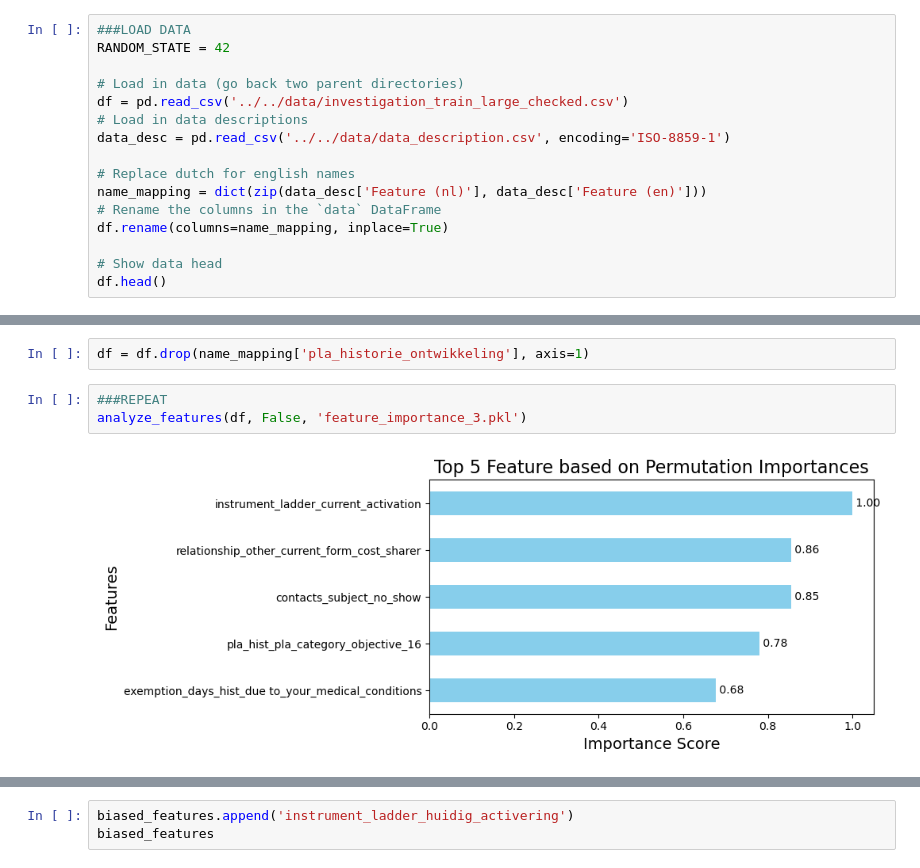
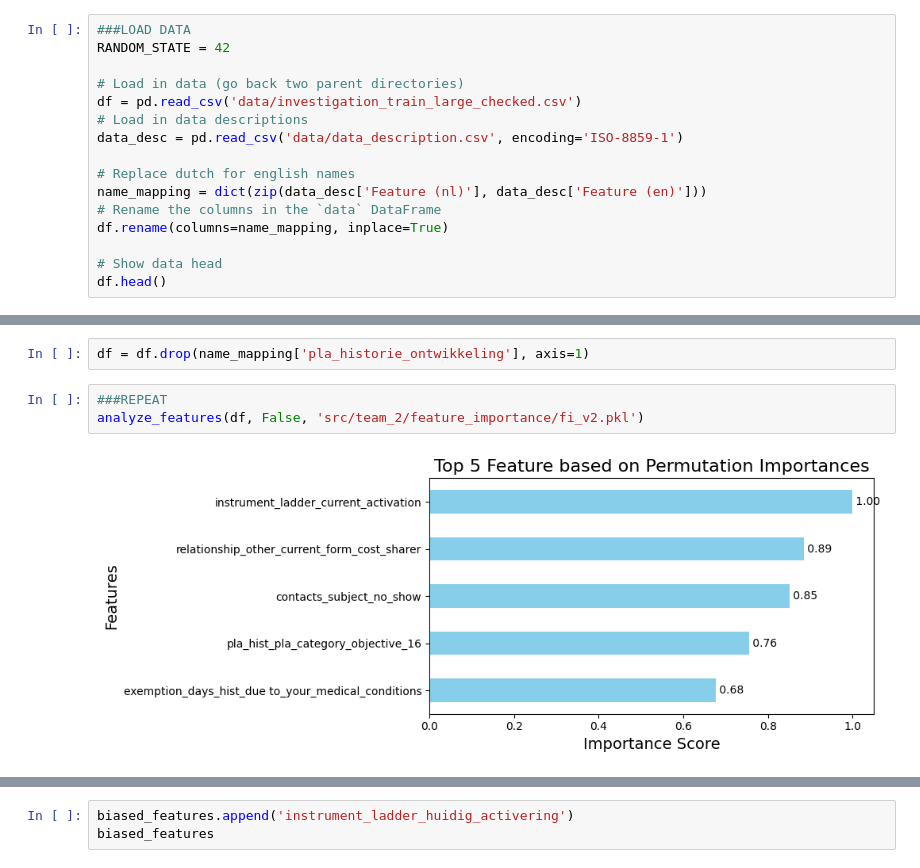
Before and after one commit to yulinchen03/TestingProject, a Jupyter notebook: src/team_2/biased_feature_selection.ipynb, the cells around one changed output, grey strips where cells are left out. Cells and saved outputs as stored; diff of their text form.

```diff
--- a/src/team_2/biased_feature_selection.ipynb
+++ b/src/team_2/biased_feature_selection.ipynb
@@ -29,9 +29,9 @@ biased_features = []
 RANDOM_STATE = 42
 
 # Load in data (go back two parent directories)
-df = pd.read_csv('../../data/investigation_train_large_checked.csv')
+df = pd.read_csv('data/investigation_train_large_checked.csv')
 # Load in data descriptions
-data_desc = pd.read_csv('../../data/data_description.csv', encoding='ISO-8859-1')
+data_desc = pd.read_csv('data/data_description.csv', encoding='ISO-8859-1')
 
 # Replace dutch for english names
 name_mapping = dict(zip(data_desc['Feature (nl)'], data_desc['Feature (en)']))
@@ -187,9 +196,9 @@ biased_features.append('pla_historie_ontwikkeling')
 df = df.drop(name_mapping['pla_historie_ontwikkeling'], axis=1)
 # %%
 ###REPEAT
-analyze_features(df, False, 'feature_importance_3.pkl')
+analyze_features(df, False, 'src/team_2/feature_importance/fi_v2.pkl')
 # %% [output]
-[figure, old version]
+[figure, new version]
 # %%
 plot_distribution(df['instrument_ladder_current_activation'], 'instrument_ladder_current_activation')
 # %% [output]
```
Also changed, not shown: parts of 16 cells of this notebook, 7 other files.
